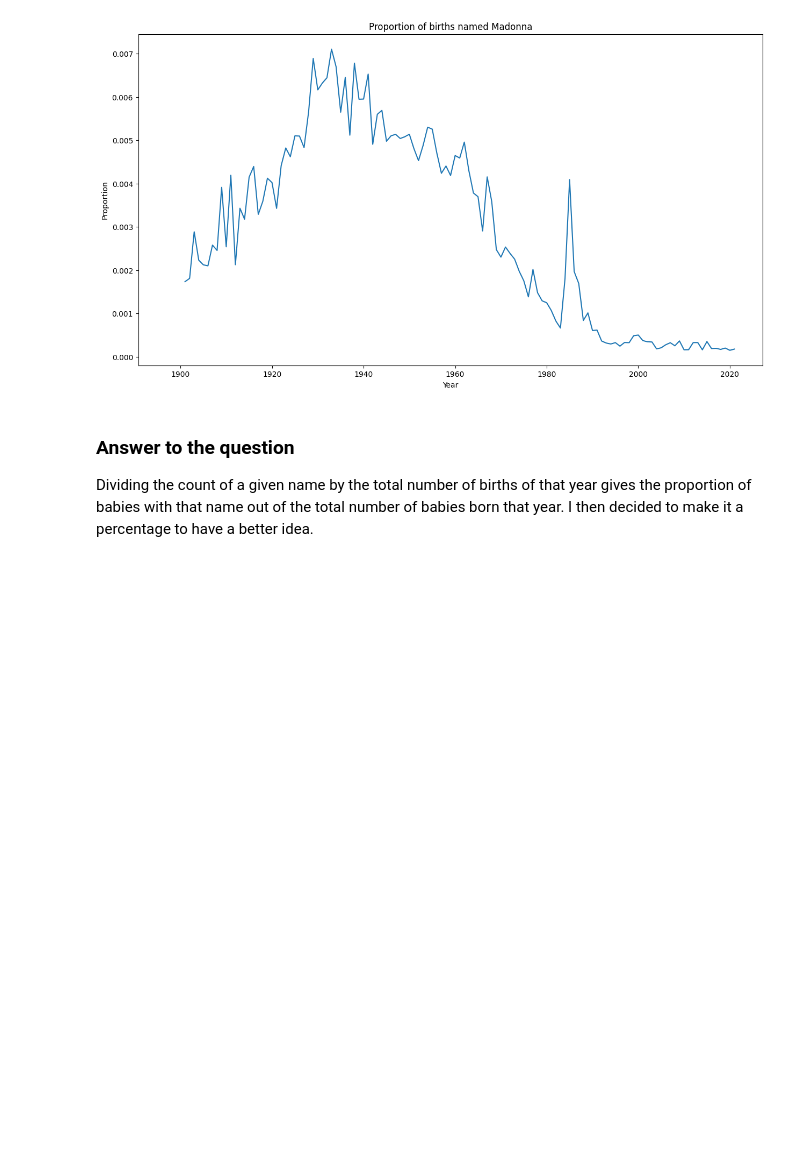
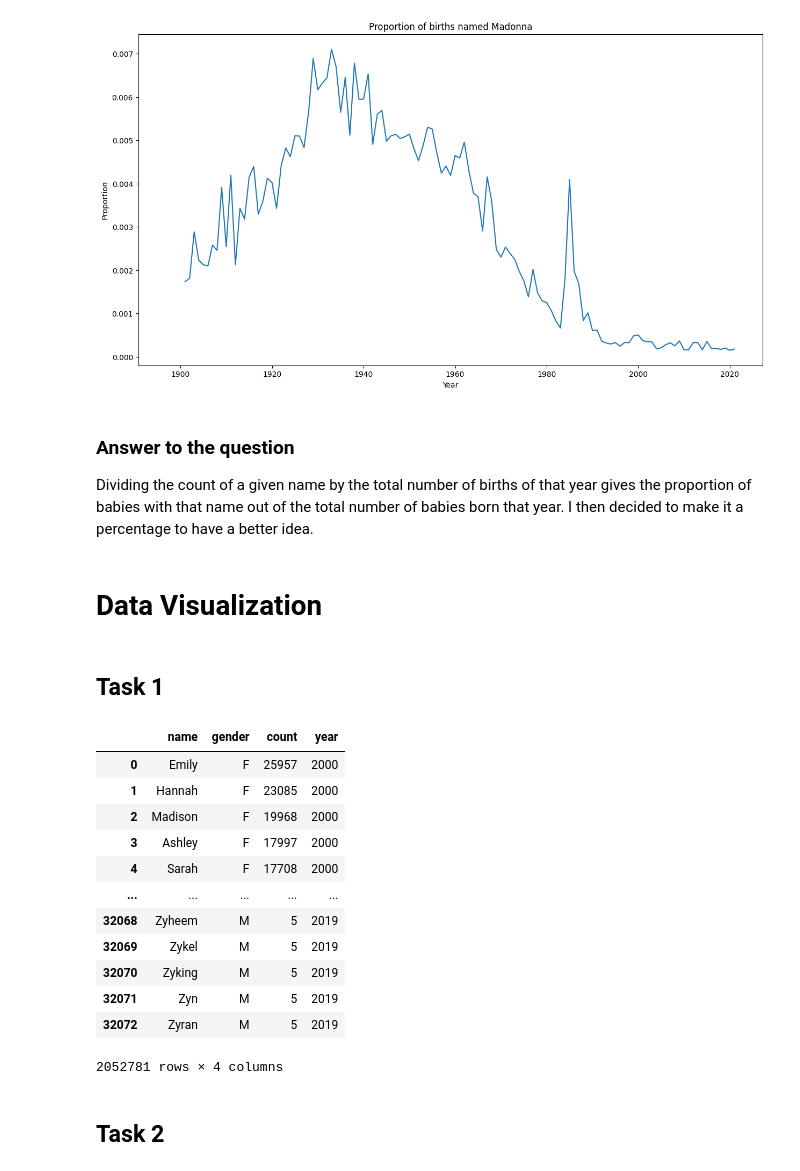
Before and after one commit to SMatti2/SE_25_DataScience, a Jupyter notebook: google_classroom/analyzing_baby_names/solution.ipynb, the cells around one changed output. Saved outputs shown, nothing was run; the diff lists cells and outputs as text; code cells hidden in the pictures; blank space fills up the shorter version.

```diff
--- a/google_classroom/analyzing_baby_names/solution.ipynb
+++ b/google_classroom/analyzing_baby_names/solution.ipynb
@@ -227,3 +229,25 @@ plt.show()
 ### Answer to the question
 
 Dividing the count of a given name by the total number of births of that year gives the proportion of babies with that name out of the total number of babies born that year. I then decided to make it a percentage to have a better idea.
+# %% [markdown]
+# Data Visualization
+# %% [markdown]
+## Task 1
+# %%
+all_names
+# %% [output]
+|  | name | gender | count | year |
+| 0 | Emily | F | 25957 | 2000 |
+| 1 | Hannah | F | 23085 | 2000 |
+| 2 | Madison | F | 19968 | 2000 |
+| 3 | Ashley | F | 17997 | 2000 |
+| 4 | Sarah | F | 17708 | 2000 |
+| ... | ... | ... | ... | ... |
+| 32068 | Zyheem | M | 5 | 2019 |
+| 32069 | Zykel | M | 5 | 2019 |
+| 32070 | Zyking | M | 5 | 2019 |
+| 32071 | Zyn | M | 5 | 2019 |
+| 32072 | Zyran | M | 5 | 2019 |
+2052781 rows × 4 columns
+# %% [markdown]
+## Task 2
```
Also changed, not shown: parts of 14 cells of this notebook, 3 other files.
